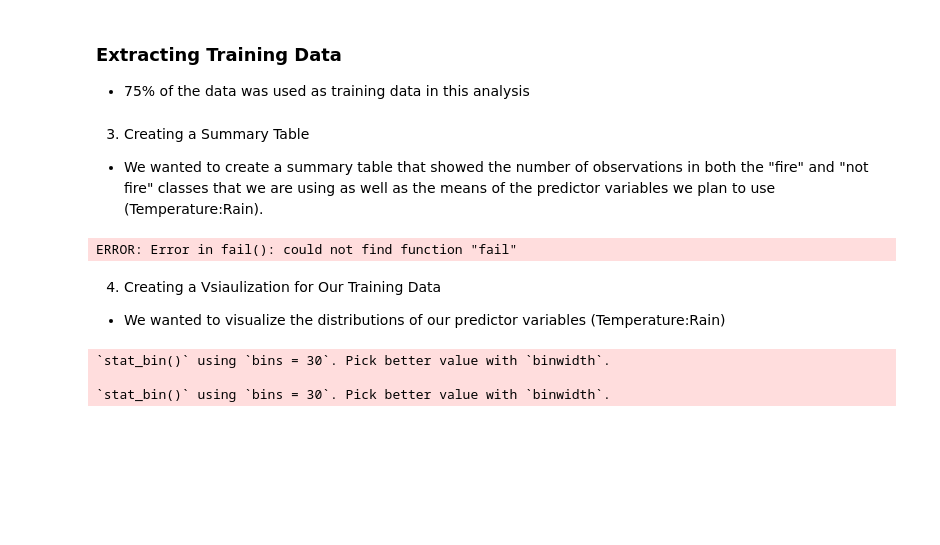
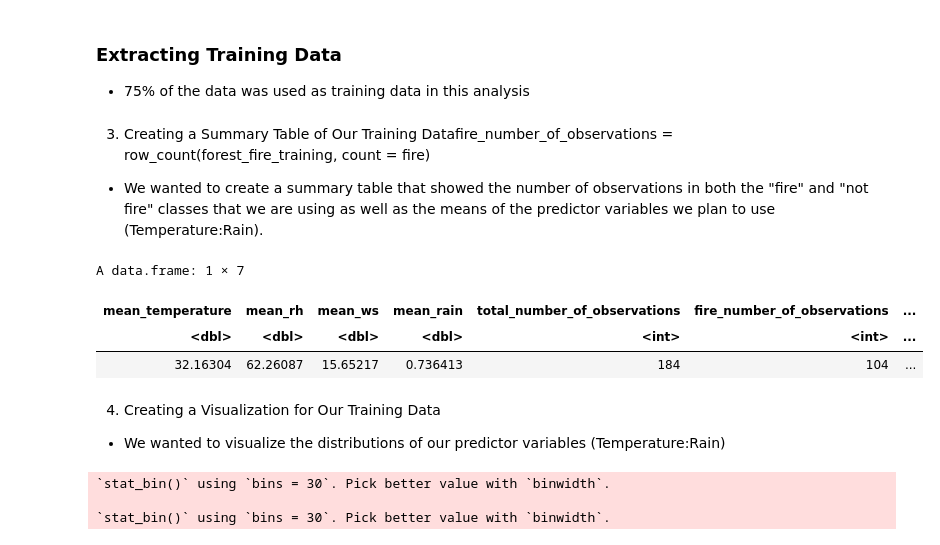
Before and after one commit to Soneif/dsci100-project, a Jupyter notebook: project-proposal.ipynb, the cells around one changed output. Drawn from its saved outputs; the diff is of its cells as text; code cells hidden in the pictures; blank space fills up the shorter version.

Commit message:
Added Summary Table

```diff
--- a/project-proposal.ipynb
+++ b/project-proposal.ipynb
@@ -74,16 +74,16 @@ forest_fire_fix <- forest_fire_data_tidy %>% # Fixing the broken row for 14/07/2
     add_row(day = "14", month = "07", year = "2012", Temperature = "37",RH = "37",Ws = "18",Rain = "0.2",FFMC = "88.9",DMC = "12.9",DC = "14.6",ISI = "9", BUI = "12.5", FWI = "10.4", Classes = "fire",region = "Sidi-Bel_Abbes")
 
 forest_fire_data_mutated <- forest_fire_fix %>% # Mutating the numeric values into as.numerics.
-    mutate(Temperature = as.numeric(Temperature, na.rm = TRUE),
-           RH = as.numeric(RH, na.rm = TRUE),
-           Ws = as.numeric(Ws, na.rm = TRUE),
-           Rain = as.numeric(Rain, na.rm = TRUE),
-           FFMC = as.numeric(FFMC, na.rm = TRUE),
-           DMC = as.numeric(DMC, na.rm = TRUE),
-           DC = as.numeric(DC, na.rm = TRUE),
-           ISI = as.numeric(ISI, na.rm = TRUE),
-           BUI = as.numeric(BUI, na.rm = TRUE),
-           FWI = as.numeric(FWI, na.rm = TRUE))
+    mutate(Temperature = as.numeric(Temperature),
+           RH = as.numeric(RH),
+           Ws = as.numeric(Ws),
+           Rain = as.numeric(Rain),
+           FFMC = as.numeric(FFMC),
+           DMC = as.numeric(DMC),
+           DC = as.numeric(DC),
+           ISI = as.numeric(ISI),
+           BUI = as.numeric(BUI),
+           FWI = as.numeric(FWI))
 
 forest_fire_categories <- forest_fire_data_mutated %>% # Grouping the Classes column into just "fire" and "not fire." Converting the Classes column into a factor.
     mutate(Classes = ifelse(Classes == "fire" | Classes == "fire   " | Classes == "fire "| Classes == "fire  "|Classes == "fire   ", "fire", "not fire")) %>%
@@ -111,29 +111,26 @@ forest_split <- initial_split(forest_fire_categories, prop = 0.75, strata = Clas
 forest_fire_training <- training(forest_split)
 forest_fire_testing <- testing(forest_split)
 # %% [markdown]
-3) Creating a Summary Table
+3) Creating a Summary Table of Our Training Datafire_number_of_observations = row_count(forest_fire_training, count = fire)
 * We wanted to create a summary table that showed the number of observations in both the "fire" and "not fire" classes that we are using as well as the means of the predictor variables we plan to use (Temperature:Rain).
-# %%
-fail()
-forest_fire_means <- forest_fire_training %>%
-    group_by(Temperature, RH, Ws, Rain) %>%
-    summarize(mean_temp = mean(Temperature),
-             mean_RH = mean(RH),
-             mean_Ws = mean(Ws),
-             mean_rain = mean(rain))
-
-forest_fire_means
-
-
-# forest_fire_summary <- forest_fire_training %>%
-#     group_by(Classes) %>%
-#     summarize(n = n())
-
-# forest_fire_summary
-# %% [output]
-ERROR: Error in fail(): could not find function "fail"
+# %%
+forest_fire_summary <- forest_fire_training %>%
+    summarize(mean_temperature = mean(Temperature), # Computing the means of the predictors.
+              mean_rh = mean(RH),
+              mean_ws = mean(Ws),
+              mean_rain = mean(Rain)) %>%
+    mutate(total_number_of_observations = nrow(forest_fire_training)) %>% # Counting the total number of observations used in the training data set.
+    mutate(fire_number_of_observations = nrow(filter(forest_fire_training, Classes == "fire"))) %>% # Counting the number of fire observations used in the training data set.
+    mutate(not_fire_number_of_observations = total_number_of_observations - fire_number_of_observations) # Computing the number of not fire observations used in the training data set.
+
+forest_fire_summary
+# %% [output]
+A data.frame: 1 × 7
+| mean_temperature | mean_rh | mean_ws | mean_rain | total_number_of_observations | fire_number_of_observations | ... |
+| <dbl> | <dbl> | <dbl> | <dbl> | <int> | <int> | ... |
+| 32.16304 | 62.26087 | 15.65217 | 0.736413 | 184 | 104 | ... |
 # %% [markdown]
-4) Creating a Vsiaulization for Our Training Data
+4) Creating a Visualization for Our Training Data
 * We wanted to visualize the distributions of our predictor variables (Temperature:Rain)
 # %%
 forest_fire_visualization_temperature <- forest_fire_training %>%
```
Also changed, not shown: parts of 1 cell of this notebook.
